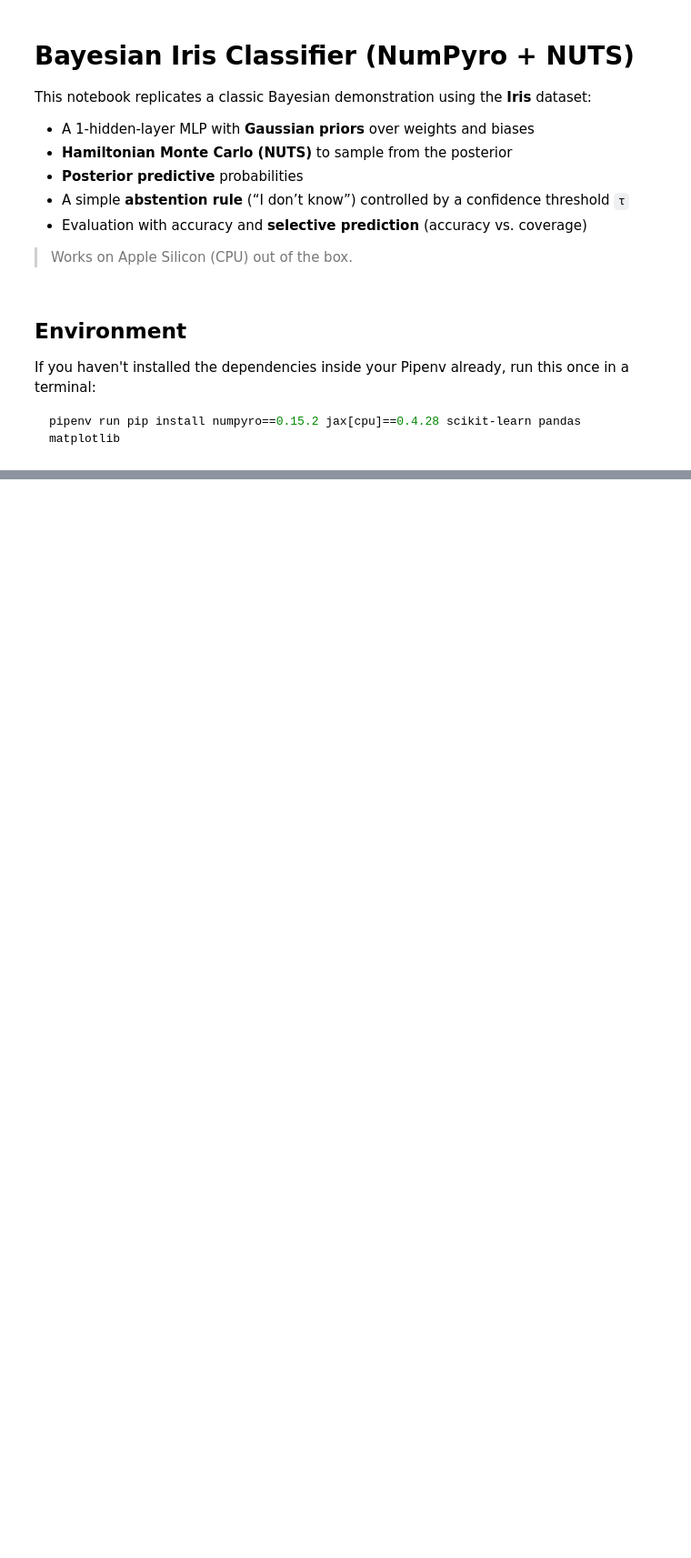
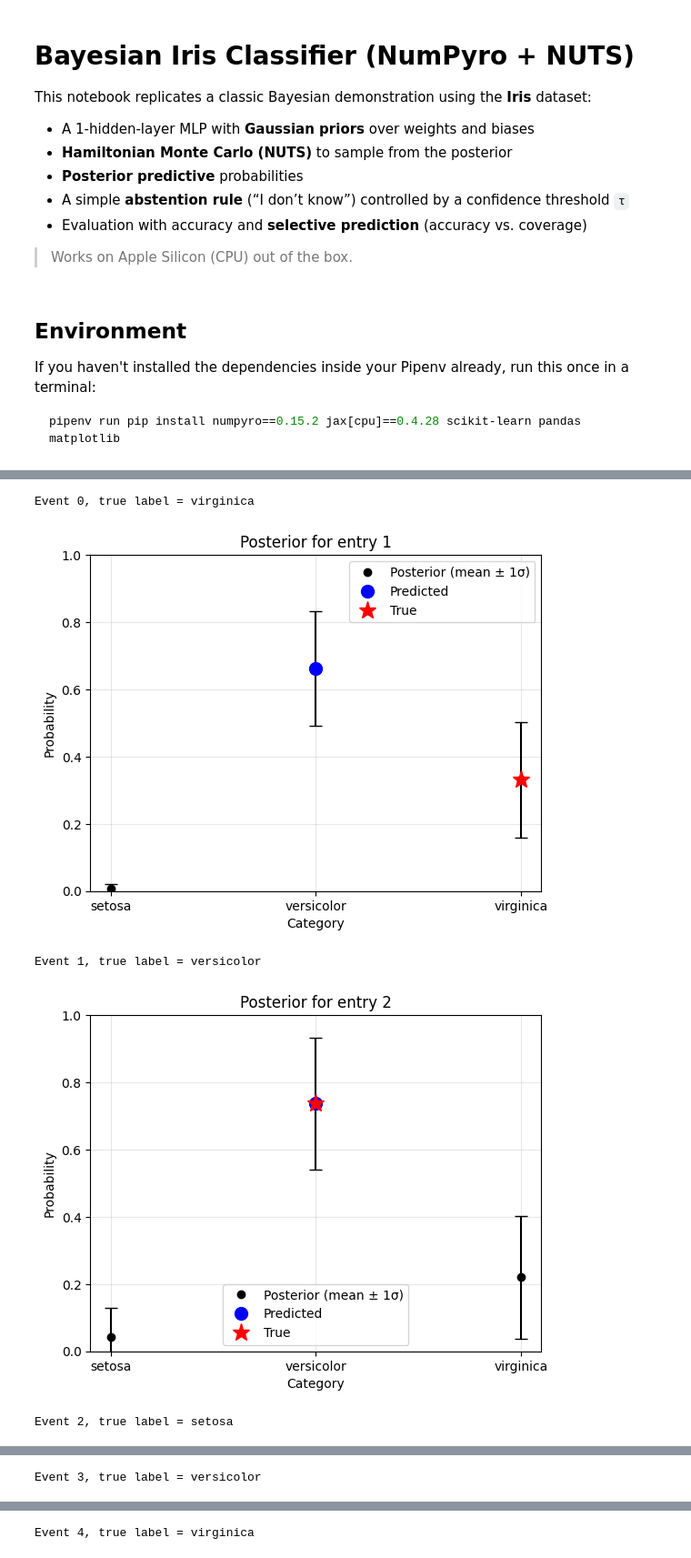
Before and after one commit to rdisipio/BayesianLM-QA, a Jupyter notebook: iris_bayes_mlp.ipynb, the cells around one changed output, grey strips where cells are left out. Shown: that part at 91% size. Drawn from its saved outputs; the diff is of its cells as text; code cells hidden in the pictures; blank space fills up the shorter version.

```diff
--- a/iris_bayes_mlp.ipynb
+++ b/iris_bayes_mlp.ipynb
@@ -177,0 +735,17 @@ plt.show()
+# %%
+# -------- EXAMPLES --------
+
+# Classify a few
+for i in [0, 1, 2, 3, 4]:
+    print(f"Event {i}, true label = {iris.target_names[y_test[i]]}")
+    classify_with_uncertainty_sigma(posterior,
+                                    X_test[i],
+                                    y_true=y_test[i],
+                                    entry_id=i+1,
+                                    class_names=iris.target_names)
+# %% [output]
+Event 0, true label = virginica
+[figure, added]
+Event 1, true label = versicolor
+[figure, added]
+Event 2, true label = setosa
@@ -177,0 +753 @@ plt.show()
+Event 3, true label = versicolor
@@ -177,0 +755 @@ plt.show()
+Event 4, true label = virginica
```
Also changed, not shown: parts of 11 cells of this notebook.
